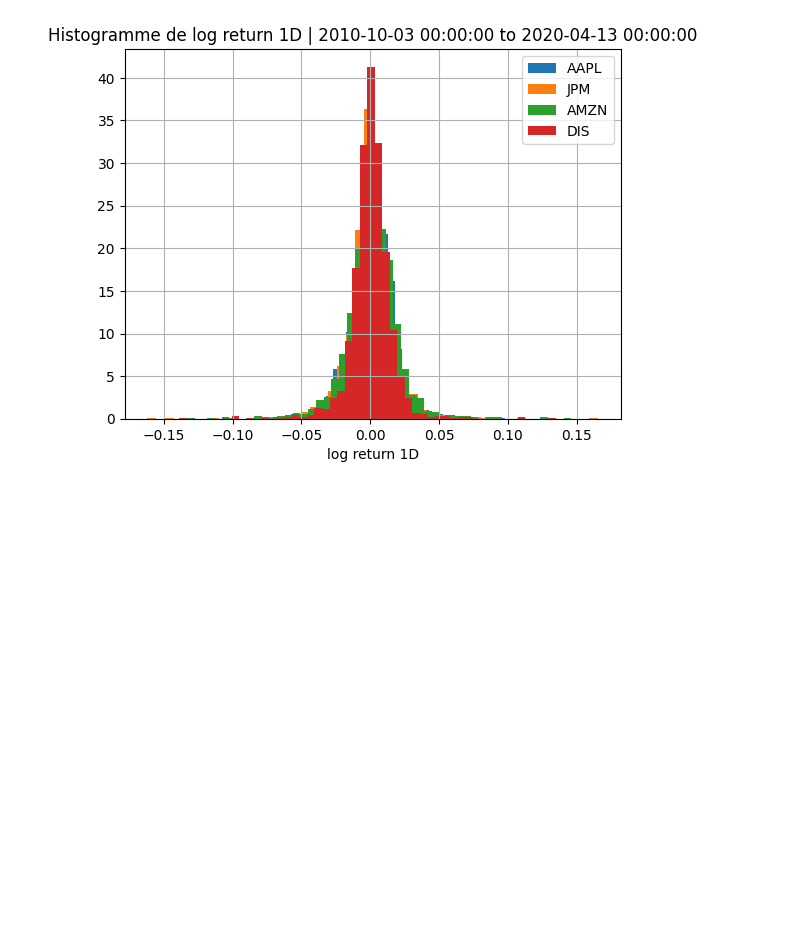
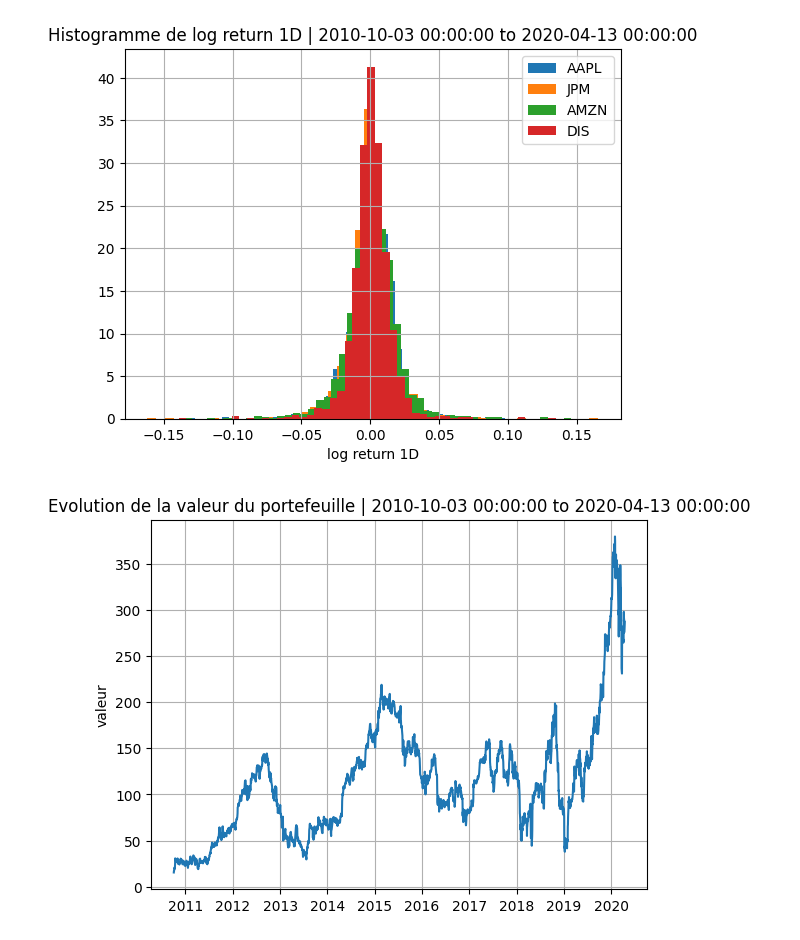
Before and after one commit to ItoWindsor/AlgoTrading, a Jupyter notebook: notebooks/test.ipynb, the cells around one changed output. Cells and saved outputs as stored; diff of their text form; code cells hidden in the pictures; blank space fills up the shorter version.

Commit message:
rajout de l'attribut quantities

```diff
--- a/notebooks/test.ipynb
+++ b/notebooks/test.ipynb
@@ -97,3 +97,10 @@ V['DIS'].plot_histogram(column_name = 'log return 1D')
 V.plot_histogram(column_name= 'log return 1D', start_date = start_date, end_date =end_date)
 # %% [output]
 [figure]
+# %%
+new_quantities = {"AAPL" : 10, 'JPM' : -3, 'AMZN' : -2 , 'DIS' : 1}
+V.update_quantities(new_quantities= new_quantities)
+# %%
+V.plot_value_portfolio(start_date = start_date, end_date = end_date)
+# %% [output]
+[figure, added]
```
Also changed, not shown: 1 other file.
